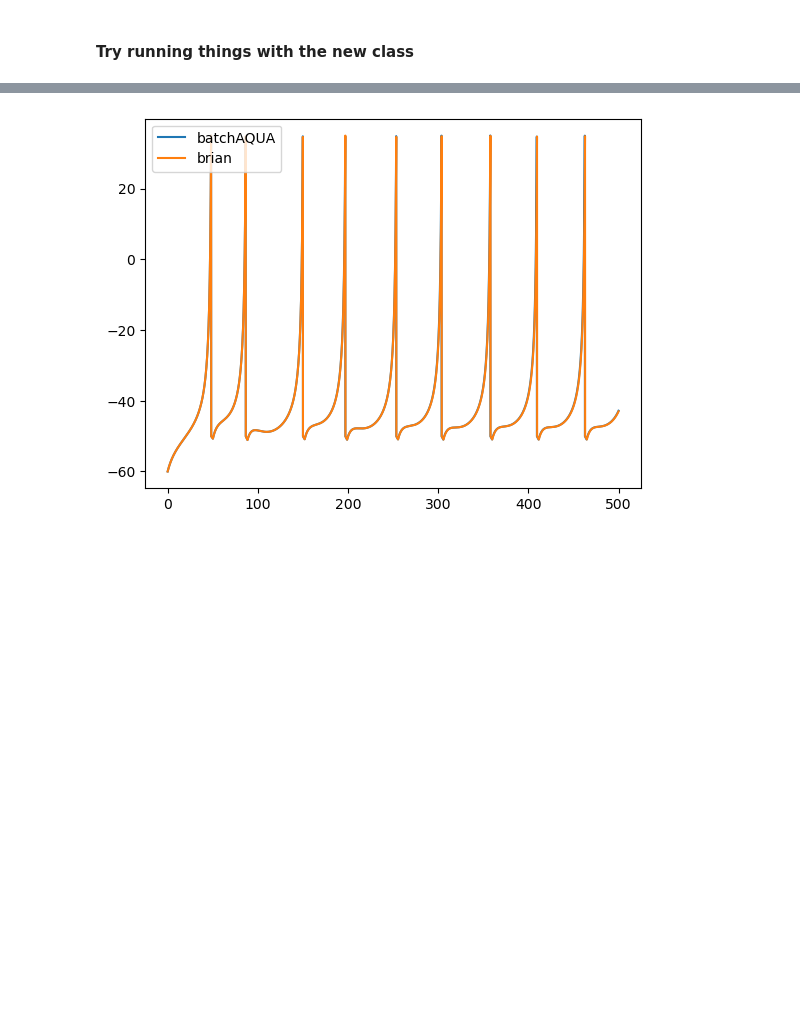
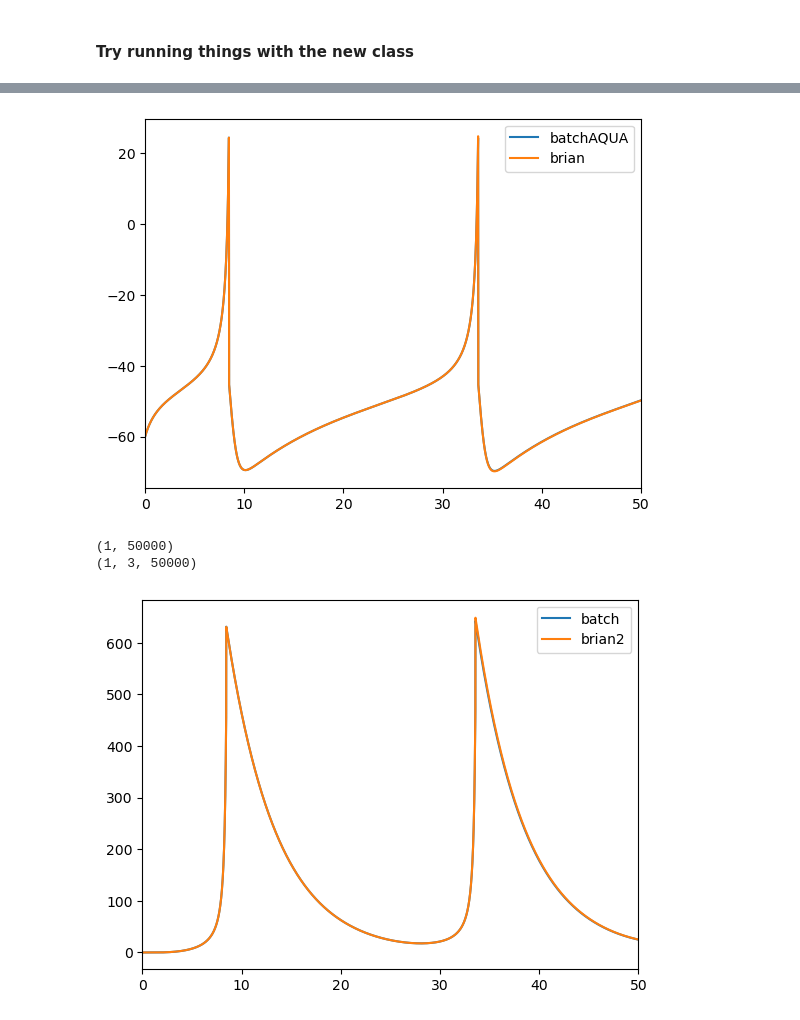
Before and after one commit to liammcs10/AQUA_project, a Jupyter notebook: brian2/AQUA_in_brian2.ipynb, the cells around one changed output, grey strips where cells are left out. Drawn from its saved outputs; the diff is of its cells as text; code cells hidden in the pictures; blank space fills up the shorter version.

Commit message:
Changed 'meetBrian' to include FS model

```diff
--- a/brian2/AQUA_in_brian2.ipynb
+++ b/brian2/AQUA_in_brian2.ipynb
@@ -287,10 +300,13 @@ def visualise_connectivity(S):
 start_scope()
 
 
-N_neurons = 10
+N_neurons = 1
 
 RS = {'name': 'RS', 'C': 100, 'k': 0.7, 'v_r': -60, 'v_t': -40, 'v_peak': 35,
-     'a': 0.03, 'b': -2, 'c': -50, 'd': 100, 'e': 0.2, 'f': 150., 'tau': 2.0}    # Class 1
+     'a': 0.02, 'b': -2, 'c': -50, 'd': 100, 'e': 0.1, 'f': 250., 'tau': 2.0}    # Class 1
+
+FS = {'name': 'FS', 'C': 20, 'k': 1, 'v_r': -55, 'v_t': -40, 'v_peak': 25,
+     'a': 0.2, 'b': -2, 'c': -45, 'd': 150, 'e': 0.2, 'f': -100., 'tau': 0.0}    # Class 1
 
 T = 500 # ms
 dt = 0.01
@@ -301,7 +317,7 @@ x_start = np.zeros((N_neurons, 3))
 t_start = np.zeros(N_neurons)
 I_inj = 100.*np.ones((N_neurons, N_iter))
 for i in range(N_neurons):
-    params.append(RS)
+    params.append(FS)
     x_start[i] = np.array([-60., 0., 0.])
 
 param_df = pd.DataFrame(params)
@@ -314,9 +330,9 @@ G, autapses = batch.meetBrian()
 G.I = I_inj[:, 0]
 # simulation timestep
 defaultclock.dt = dt*ms
-M_v = StateMonitor(G, 'v', record = 0)
+Mon = StateMonitor(G, ['v', 'u', 'w'], record = True)
 spikemon = SpikeMonitor(G, record = True)
-net = Network(G, autapses, M_v, spikemon)
+net = Network(G, autapses, Mon, spikemon)
 plt.show()
 
 # Run both simulations
@@ -325,19 +341,38 @@ net.run(T*ms)
 X, time, spikes = batch.update_batch(dt, N_iter, I_inj)
 
 plt.plot(time, X[0, 0], label = 'batchAQUA')
-plt.plot(M_v.t/ms, M_v.v[0], label = "brian")
+plt.plot(Mon.t/ms, Mon.v[0], label = "brian")
 plt.legend()
 
 
-print(type(X[0, 0, 0]))
-print(type(M_v.v[0][0]))
+#print(type(X[0, 0, 0]))
+#print(type(M_v.v[0][0]))
 
-print(X[0, 0, :20] == M_v.v[0][:20])
-print(X[0, 0, :20] - M_v.v[0][:20])
+#print(X[0, 0, :20] == M_v.v[0][:20])
+#print(X[0, 0, :20] - M_v.v[0][:20])
 
-print("batchAQUA spikes")
-print(spikes[0])
+#print("batchAQUA spikes")
+#print(spikes[0])
 
-print("Brian spikes")
-print(spikemon.t[:].reshape((N_neurons, -1), order = 'F')[0])
+#print("Brian spikes")
+#print(spikemon.t[:].reshape((N_neurons, -1), order = 'F')[0])
+
+plt.xlim(0, 50)
+plt.show()
+
+
+print(np.shape(Mon.u))
+print(np.shape(X))
+plt.plot(time, X[0, 1, :], label = 'batch')
+plt.plot(Mon.t/ms, Mon.u[0], label = 'brian2')
+plt.xlim(0, 50)
+plt.legend()
+plt.show()
+
+
+plt.plot(time, X[0, 2, :], label = 'batch')
+plt.plot(Mon.t/ms, Mon.w[0], label = 'brian2')
+plt.xlim(0, 50)
+plt.legend()
+plt.show()
 # %% [output]
@@ -357 +396,4 @@ Brian spikes
-[figure, old version]
+[figure, new version]
+(1, 50000)
+(1, 3, 50000)
+[figure, added]
```
Also changed, not shown: parts of 4 cells of this notebook, 1 other file.
